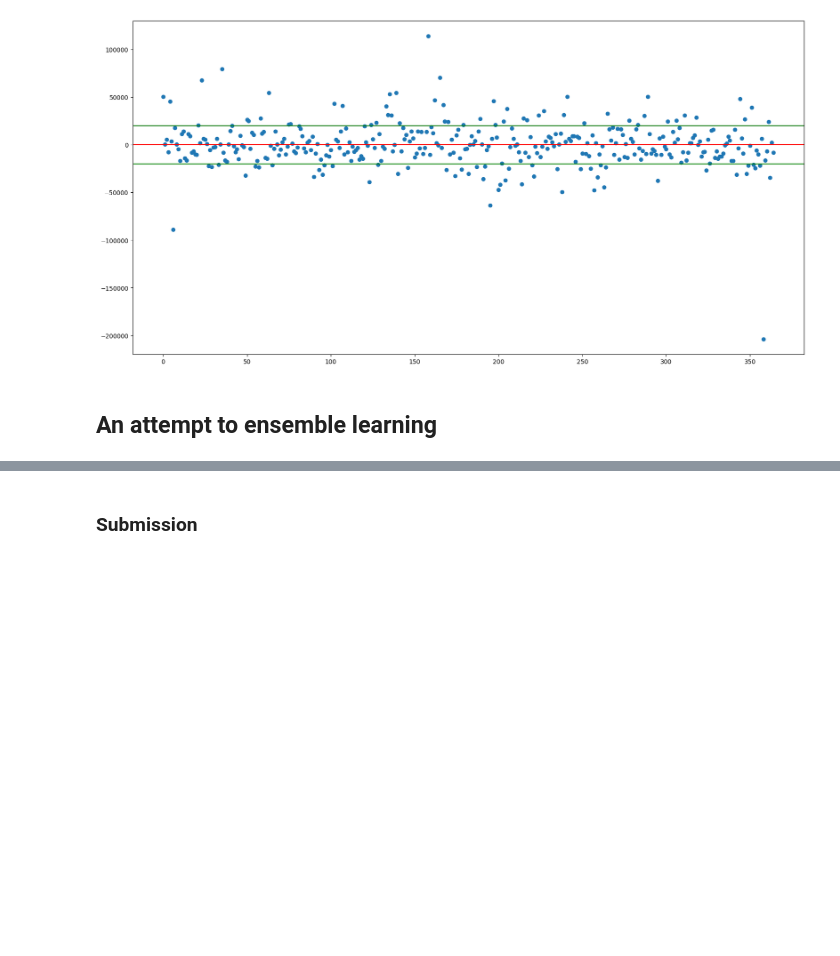
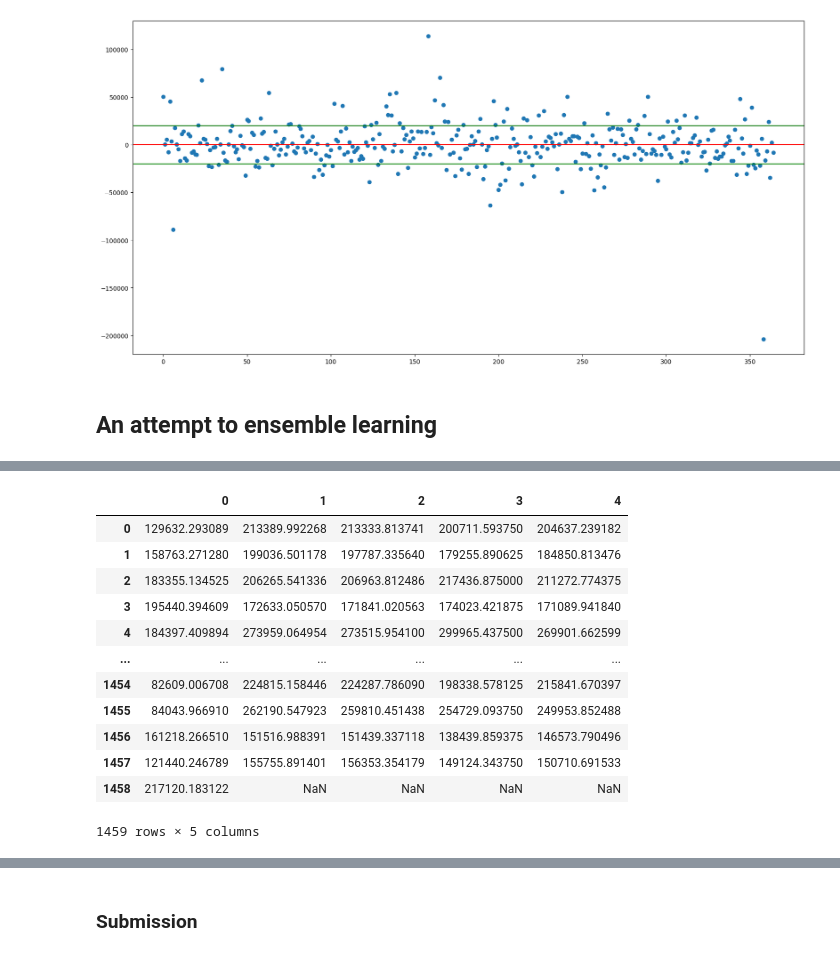
Before and after one commit to SvetlanaRubina/42, a Jupyter notebook: Model_V5_with_ensemble.ipynb, the cells around one changed output, grey strips where cells are left out. Drawn from its saved outputs; the diff is of its cells as text; code cells hidden in the pictures; blank space fills up the shorter version.

```diff
--- a/Model_V5_with_ensemble.ipynb
+++ b/Model_V5_with_ensemble.ipynb
@@ -531,0 +548,17 @@ ValueError: X has 230 features, but Lasso is expecting 241 features as input.
+# %%
+preds = preds.T
+preds
+# %% [output]
+|  | 0 | 1 | 2 | 3 | 4 |
+| 0 | 129632.293089 | 213389.992268 | 213333.813741 | 200711.593750 | 204637.239182 |
+| 1 | 158763.271280 | 199036.501178 | 197787.335640 | 179255.890625 | 184850.813476 |
+| 2 | 183355.134525 | 206265.541336 | 206963.812486 | 217436.875000 | 211272.774375 |
+| 3 | 195440.394609 | 172633.050570 | 171841.020563 | 174023.421875 | 171089.941840 |
+| 4 | 184397.409894 | 273959.064954 | 273515.954100 | 299965.437500 | 269901.662599 |
+| ... | ... | ... | ... | ... | ... |
+| 1454 | 82609.006708 | 224815.158446 | 224287.786090 | 198338.578125 | 215841.670397 |
+| 1455 | 84043.966910 | 262190.547923 | 259810.451438 | 254729.093750 | 249953.852488 |
+| 1456 | 161218.266510 | 151516.988391 | 151439.337118 | 138439.859375 | 146573.790496 |
+| 1457 | 121440.246789 | 155755.891401 | 156353.354179 | 149124.343750 | 150710.691533 |
+| 1458 | 217120.183122 | NaN | NaN | NaN | NaN |
+1459 rows × 5 columns
```
Also changed, not shown: parts of 44 cells of this notebook, 1 other file.
